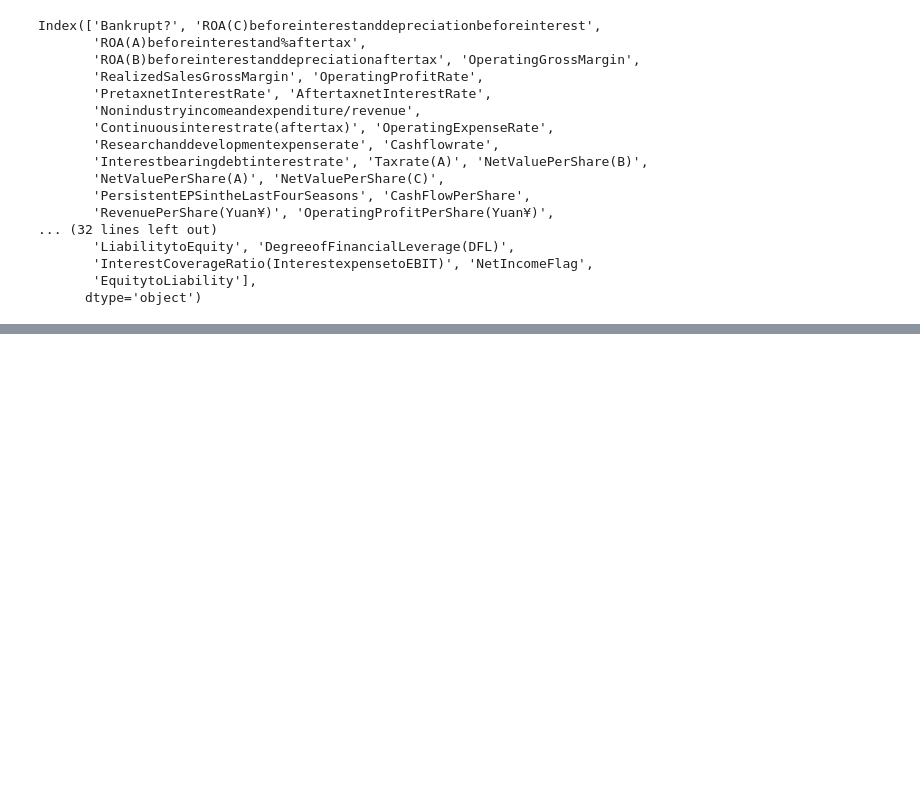
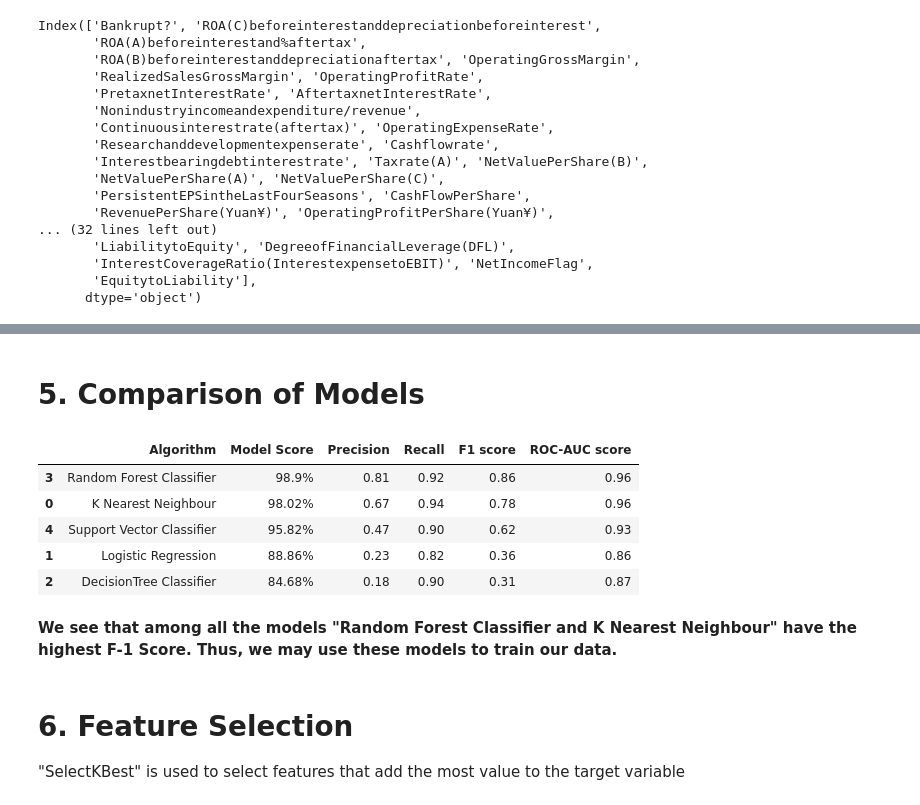
Before and after one commit to pravin2072/Company_bankruptcy_rediction, a Jupyter notebook: Company_bankruptcy_prediction.ipynb, the cells around one changed output, grey strips where cells are left out. Drawn from its saved outputs; the diff is of its cells as text; code cells hidden in the pictures; blank space fills up the shorter version.

```diff
--- a/Company_bankruptcy_prediction.ipynb
+++ b/Company_bankruptcy_prediction.ipynb
@@ -257,0 +578,5 @@ KeyError: ignored
+# %%
+#Logistic Regression
+print("Logistic Regression")
+TrainedModel = taining_without_feature_selection({"penalty": ['l2'], 'C': [0.001, 0.01, 0.1, 1, 10, 100, 1000]}, LogisticRegression(solver='liblinear'), df, "Logistic Regression")
+Models = Models.append(TrainedModel,ignore_index=True)
@@ -257,0 +597,5 @@ KeyError: ignored
+# %%
+#DecisionTree Classifier
+print("DecisionTree Classifier")
+TrainedModel = taining_without_feature_selection({"criterion": ["gini", "entropy"], "max_depth": list(range(2,4,1)),"min_samples_leaf": list(range(5,7,1))}, DecisionTreeClassifier(), df, "DecisionTree Classifier")
+Models = Models.append(TrainedModel,ignore_index=True)
@@ -257,0 +616,5 @@ KeyError: ignored
+# %%
+#Random Forest Classifier
+print("Random Forest Classifier")
+TrainedModel = taining_without_feature_selection({"max_depth": [3, 5, 10, None],"n_estimators": [100, 200, 300, 400, 500]},  RandomForestClassifier(), df, "Random Forest Classifier")
+Models = Models.append(TrainedModel,ignore_index=True)
@@ -257,0 +635,5 @@ KeyError: ignored
+# %%
+#Support Vector Classifier
+print("Support Vector Classifier")
+TrainedModel = taining_without_feature_selection({'C': [1,10,20],'kernel': ['rbf','linear']},  SVC(), df, "Support Vector Classifier")
+Models = Models.append(TrainedModel,ignore_index=True)
@@ -257,0 +654,17 @@ KeyError: ignored
+# %% [markdown]
+# **5. Comparison of Models**
+# %%
+Models.sort_values('F1 score',ascending=False)
+# %% [output]
+|  | Algorithm | Model Score | Precision | Recall | F1 score | ROC-AUC score |
+| 3 | Random Forest Classifier | 98.9% | 0.81 | 0.92 | 0.86 | 0.96 |
+| 0 | K Nearest Neighbour | 98.02% | 0.67 | 0.94 | 0.78 | 0.96 |
+| 4 | Support Vector Classifier | 95.82% | 0.47 | 0.90 | 0.62 | 0.93 |
+| 1 | Logistic Regression | 88.86% | 0.23 | 0.82 | 0.36 | 0.86 |
+| 2 | DecisionTree Classifier | 84.68% | 0.18 | 0.90 | 0.31 | 0.87 |
+# %% [markdown]
+**We see that among all the models "Random Forest Classifier and K Nearest Neighbour" have the highest F-1 Score. Thus, we may use these models to train our data.**
+# %% [markdown]
+# **6. Feature Selection**
+
+"SelectKBest" is used to select features that add the most value to the target variable
```
Also changed, not shown: parts of 27 cells of this notebook.
